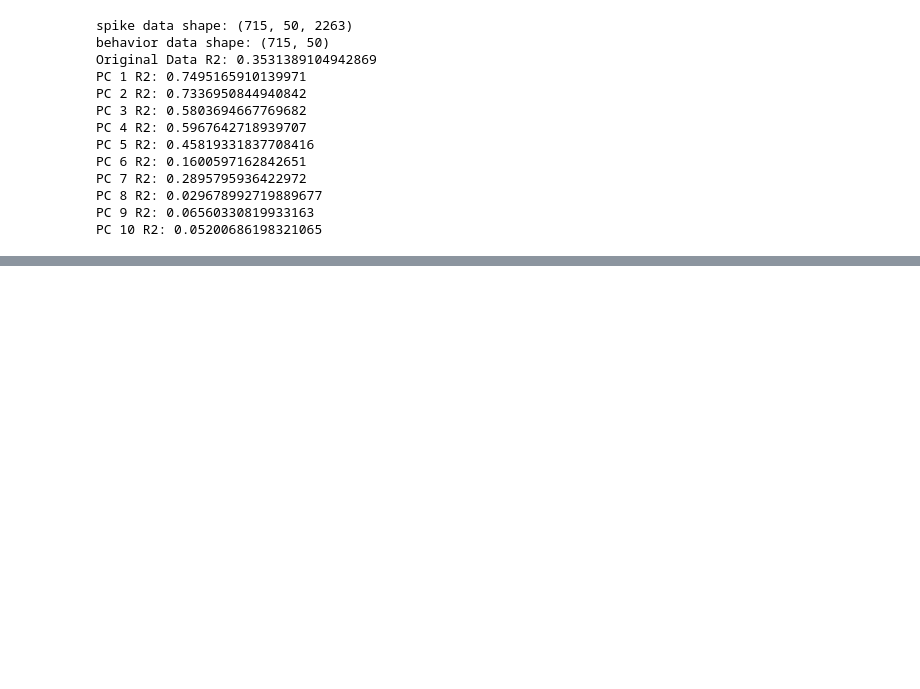
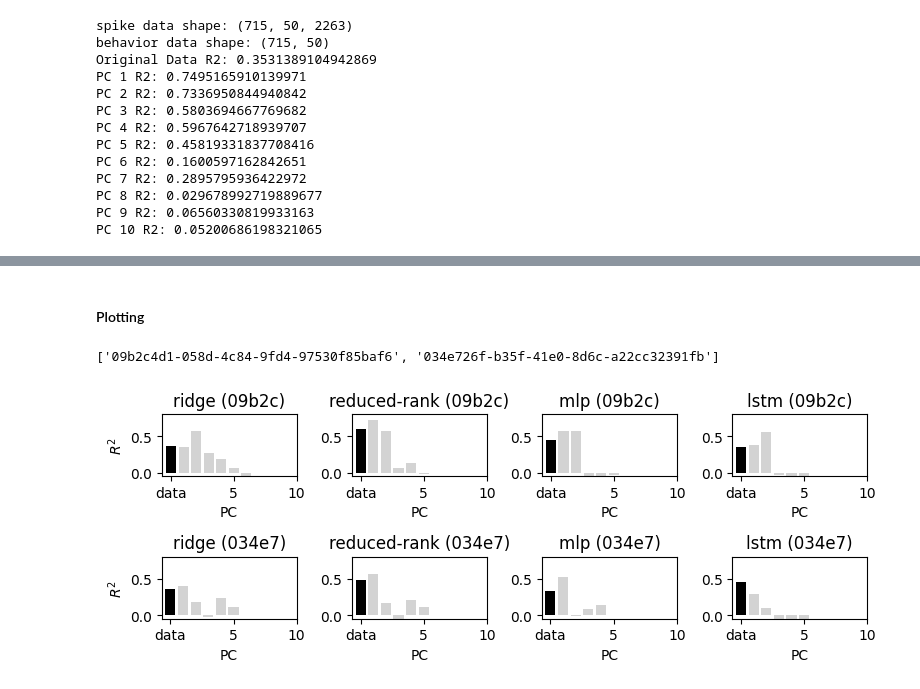
Before and after one commit to yzhang511/neural_decoding, a Jupyter notebook: notebooks/behavior_decomp.ipynb, the cells around one changed output, grey strips where cells are left out. Drawn from its saved outputs; the diff is of its cells as text; code cells hidden in the pictures; blank space fills up the shorter version.

```diff
--- a/notebooks/behavior_decomp.ipynb
+++ b/notebooks/behavior_decomp.ipynb
@@ -506,0 +494,43 @@ PC 10 R2: -0.05990329049971514
+# %% [markdown]
+#### Plotting
+# %%
+res_dir = Path('/home/yizi/shared_decoding/results/pc_results')
+
+eids = [fname for fname in os.listdir(res_dir) if fname != '.DS_Store']
+print(eids)
+
+targets = ['wheel_speed', 'motion_energy', 'pupil_diameter']
+models = ['ridge', 'reduced-rank', 'mlp', 'lstm']
+# %% [output]
+['09b2c4d1-058d-4c84-9fd4-97530f85baf6', '034e726f-b35f-41e0-8d6c-a22cc32391fb']
+# %%
+colors = ['k'] + list(np.repeat('lightgray', 6))
+
+target = targets[2]
+
+fig, axes = plt.subplots(len(eids), len(models), figsize=(8,3))
+for i, eid in enumerate(eids):
+    min_r2, max_r2 = 0., .75
+    for j, model in enumerate(models):
+        r2s = []
+        for comp_idx in range(-1, 6):
+            path = res_dir/eid/target/model/f'comp_{comp_idx}.npy'
+            try:
+                r2 = np.load(path, allow_pickle=True).item()['r2']
+            except:
+                r2 = np.nan
+            # min_r2 = r2 if r2 < min_r2 else min_r2
+            # max_r2 = r2 if r2 > max_r2 else max_r2
+            r2s.append(r2)
+        axes[i,j].bar(np.arange(len(r2s)), r2s, color=colors)
+        axes[i,j].set_title(model + f' ({eid[:5]})')
+        axes[i,j].set_ylim(min_r2-.05, max_r2+.05)
+        axes[i,j].set_xlabel('PC')
+        # axes[i,j].set_xticks([0, 5, 10, 15], ['data', 5, 10, 15])
+        axes[i,j].set_xticks([0, 5, 10], ['data', 5, 10])
+        if j == 0:
+            axes[i,j].set_ylabel(r'$R^2$')
+plt.tight_layout()
+# plt.savefig(f'../results/plots/{target}_r2_decomp.png', dpi=100)
+# %% [output]
+[figure, added]
```
Also changed, not shown: parts of 7 cells of this notebook, 3 other files.
